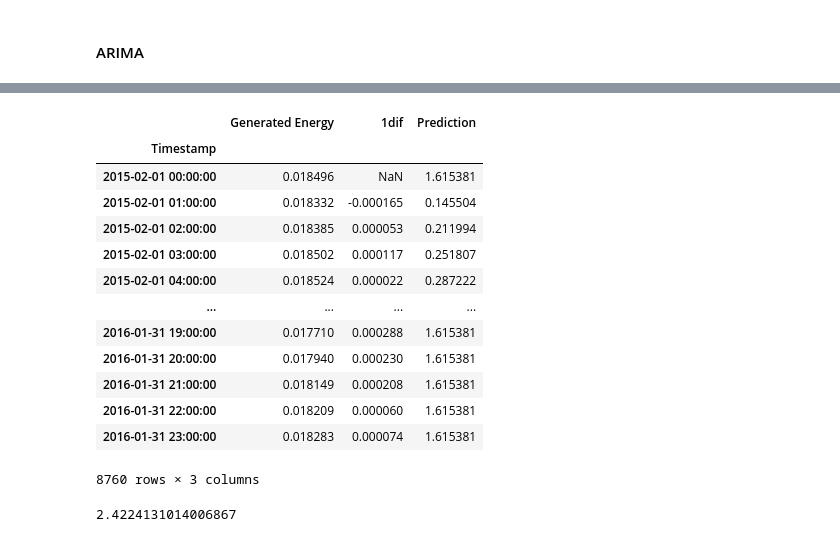
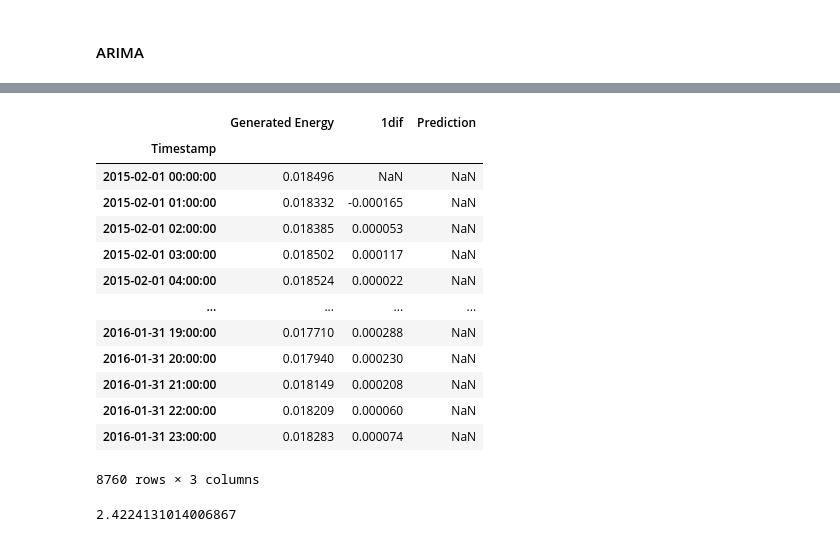
Before and after one commit to Divixity/Datavidenskab-P6, a Jupyter notebook: Development/SARIMAX_production.ipynb, the cells around one changed output, grey strips where cells are left out. Cells and saved outputs as stored; diff of their text form; code cells hidden in the pictures.

```diff
--- a/Development/SARIMAX_production.ipynb
+++ b/Development/SARIMAX_production.ipynb
@@ -258,7 +191,7 @@ from statsmodels.tsa.statespace.sarimax import SARIMAX
 def arimamodel(*, training_data, trend='c', p, d, q, P=0, D=0, Q=0, m=0,):
 
     model = SARIMAX(training_data, trend=trend, order=(p, d, q), seasonal_order=(P, D, Q, m))
-    fitted_model = model.fit(maxiter=15)
+    fitted_model = model.fit(low_memory=True)
 
     return fitted_model
 
@@ -266,41 +199,7 @@ def arima_forecast(data, fitted_model, *, start_index, end_index):
 
     data['Prediction'] = fitted_model.predict(start = start_index, end = end_index)
 
-    predictions = fitted_model.get_forecast(end_index)
-    #yhat = test.predicted_mean
-    yhat_conf = predictions.conf_int(alpha=0.9)
-
-    return data, yhat_conf
-
-
-def plot_forecast(data, conf_interval, bands=True):
-
-    fig = go.Figure(go.Scattergl(
-        x = data.index,
-        y = data['Generated Energy'],
-        name = "Observed Values"
-    ))
-
-    fig.add_trace(go.Scattergl(
-        x = data.index,
-        y = data['Prediction'],
-        name = "Predicted Values"
-    ))
-
-    if bands == True:
-        fig.add_trace(go.Scattergl(
-            x = conf_interval.index,
-            y = conf_interval['lower Generated Energy'],
-            name = "Lower Bound"
-        ))
-
-        fig.add_trace(go.Scattergl(
-            x = conf_interval.index,
-            y = conf_interval['upper Generated Energy'],
-            name = "Upper Bound"
-        ))
-
-    fig.show()
+    return data
 # %%
 model1 = arimamodel(training_data=train_df['Generated Energy'], trend='c', p=4, d=0, q=0)
 model1.summary()
@@ -347,20 +246,21 @@ Warnings:
 # %%
-forecast1, conf_int1 = arima_forecast(data=gen_df, fitted_model=model1, start_index=0, end_index=gen_df.index[-1])
+forecast1 = arima_forecast(data=gen_df, fitted_model=model1,
+                           start_index=validation_df.index[0], end_index=test_df.index[-1])
 forecast1
 # %% [output]
 |  | Generated Energy | 1dif | Prediction |
 | Timestamp |  |  |  |
-| 2015-02-01 00:00:00 | 0.018496 | NaN | 1.615381 |
-| 2015-02-01 01:00:00 | 0.018332 | -0.000165 | 0.145504 |
-| 2015-02-01 02:00:00 | 0.018385 | 0.000053 | 0.211994 |
-| 2015-02-01 03:00:00 | 0.018502 | 0.000117 | 0.251807 |
-| 2015-02-01 04:00:00 | 0.018524 | 0.000022 | 0.287222 |
+| 2015-02-01 00:00:00 | 0.018496 | NaN | NaN |
+| 2015-02-01 01:00:00 | 0.018332 | -0.000165 | NaN |
+| 2015-02-01 02:00:00 | 0.018385 | 0.000053 | NaN |
+| 2015-02-01 03:00:00 | 0.018502 | 0.000117 | NaN |
+| 2015-02-01 04:00:00 | 0.018524 | 0.000022 | NaN |
 | ... | ... | ... | ... |
-| 2016-01-31 19:00:00 | 0.017710 | 0.000288 | 1.615381 |
-| 2016-01-31 20:00:00 | 0.017940 | 0.000230 | 1.615381 |
-| 2016-01-31 21:00:00 | 0.018149 | 0.000208 | 1.615381 |
-| 2016-01-31 22:00:00 | 0.018209 | 0.000060 | 1.615381 |
-| 2016-01-31 23:00:00 | 0.018283 | 0.000074 | 1.615381 |
+| 2016-01-31 19:00:00 | 0.017710 | 0.000288 | NaN |
+| 2016-01-31 20:00:00 | 0.017940 | 0.000230 | NaN |
+| 2016-01-31 21:00:00 | 0.018149 | 0.000208 | NaN |
+| 2016-01-31 22:00:00 | 0.018209 | 0.000060 | NaN |
+| 2016-01-31 23:00:00 | 0.018283 | 0.000074 | NaN |
 8760 rows × 3 columns
 # %%
 from sklearn.metrics import mean_squared_error
```
Also changed, not shown: parts of 53 cells of this notebook, 1 other file.
